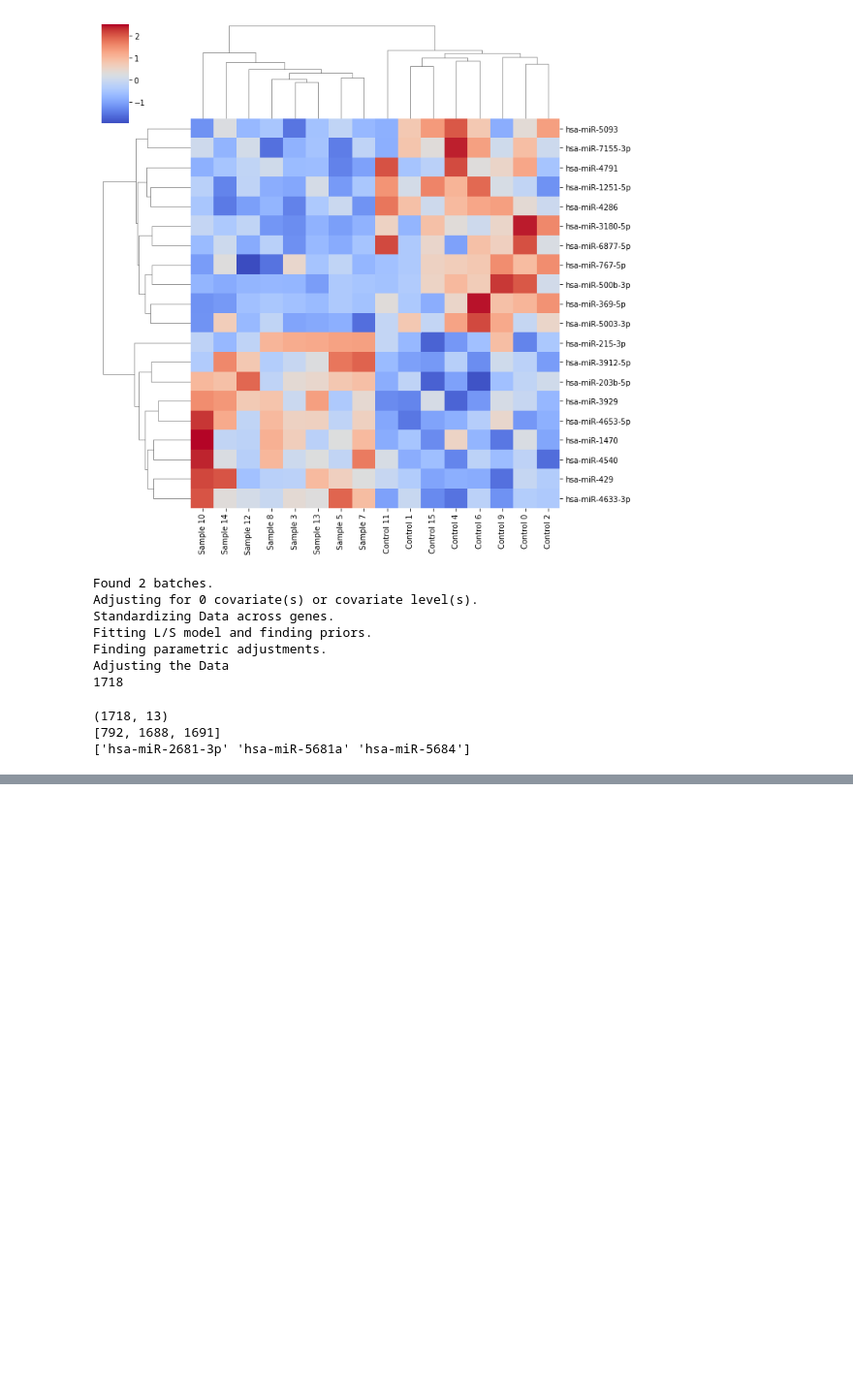
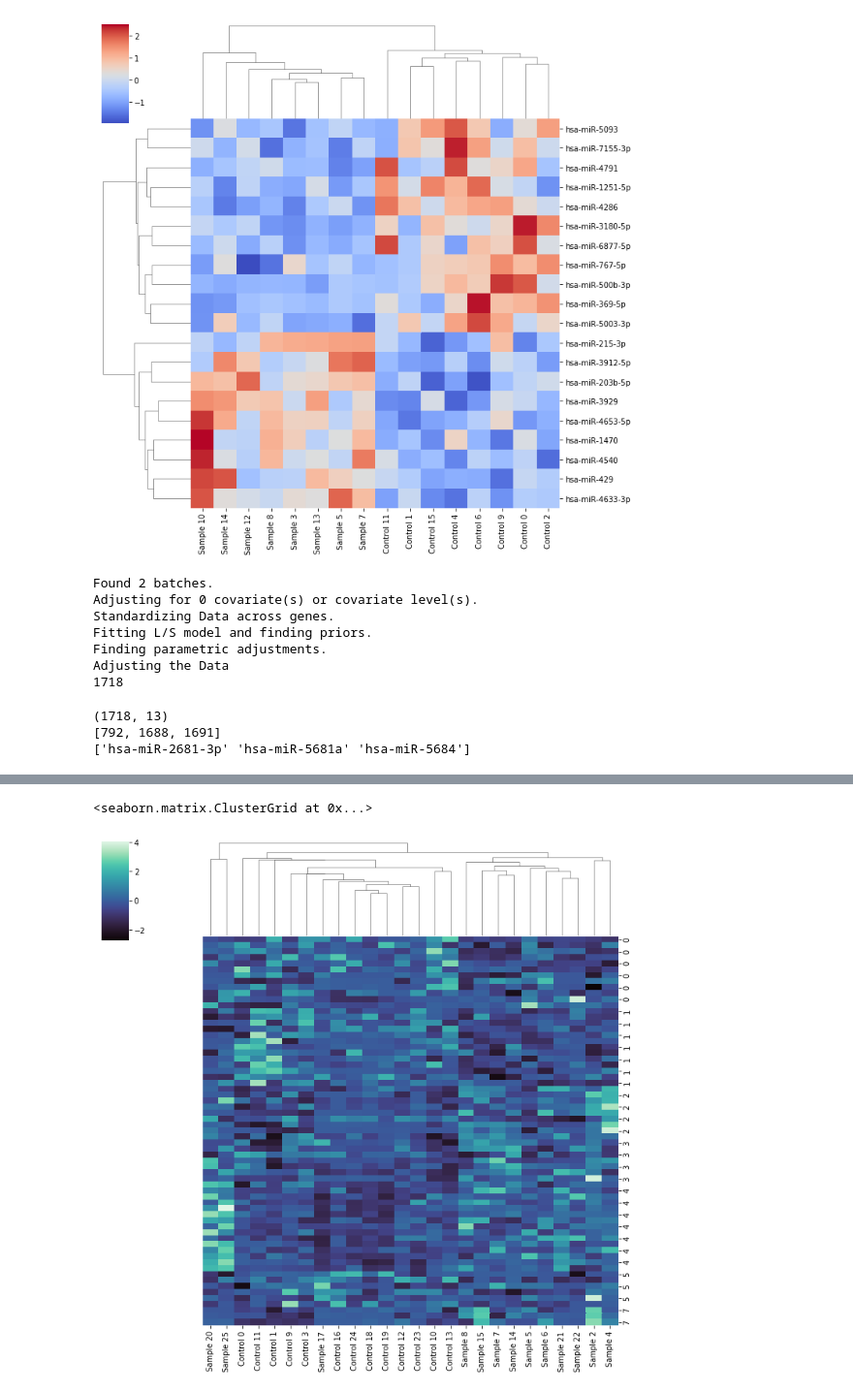
Before and after one commit to JulianKnodt/alzheimer_analysis, a Jupyter notebook: CrossAnalysis.ipynb, the cells around one changed output, grey strips where cells are left out. Shown: that part at 97% size. Saved outputs shown, nothing was run; the diff lists cells and outputs as text; code cells hidden in the pictures; blank space fills up the shorter version.

```diff
--- a/CrossAnalysis.ipynb
+++ b/CrossAnalysis.ipynb
@@ -537,0 +547,13 @@ print(signif_ids3)
+# %%
+kmeans3 = KMeans(n_clusters = 8).fit(values_norm3)
+
+signif_level3 = 0.05
+order3 = np.argsort(kmeans3.labels_[f_stats3.pvalue < signif_level3])
+clustered_values3 = values_norm3[f_stats3.pvalue < signif_level3][order3]
+value_df3 = pd.DataFrame(clustered_values3)
+value_df3.index = kmeans3.labels_[f_stats3.pvalue < signif_level3][order3]
+value_df3.columns = [('Control ' if i in control_columns3 else 'Sample ') + str(i) for i in range(26)]
+seaborn.clustermap(value_df3, cmap='mako', row_cluster=False, col_cluster=True)
+# %% [output]
+<seaborn.matrix.ClusterGrid at 0x...>
+[figure, added]
```
Also changed, not shown: parts of 8 cells of this notebook.
